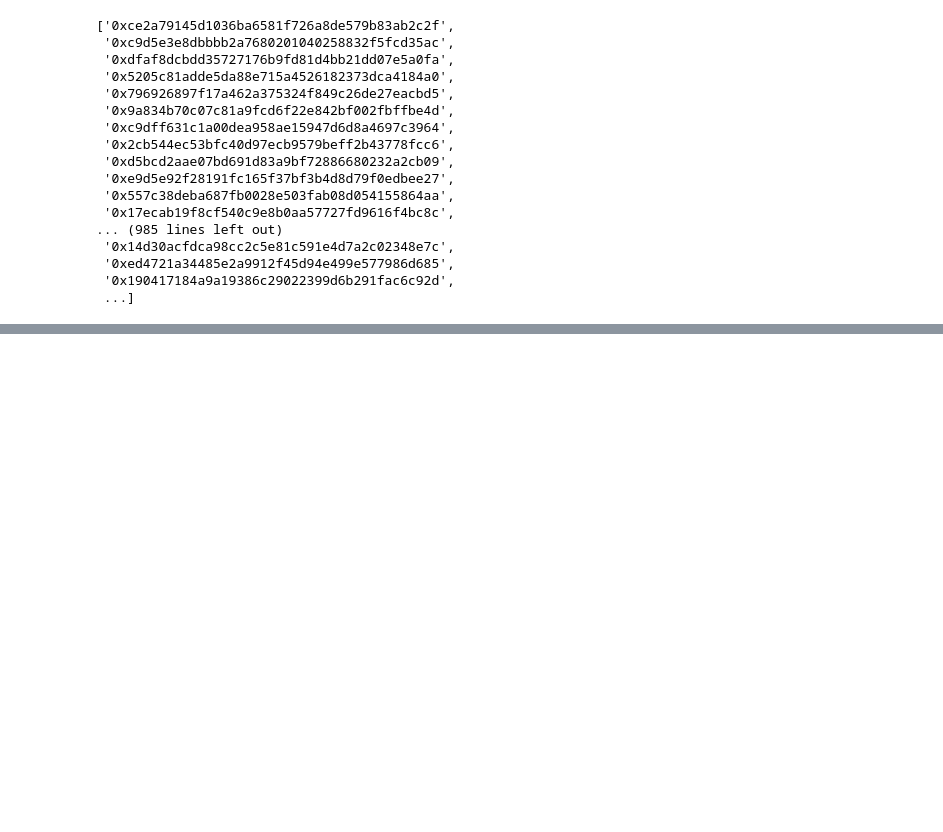
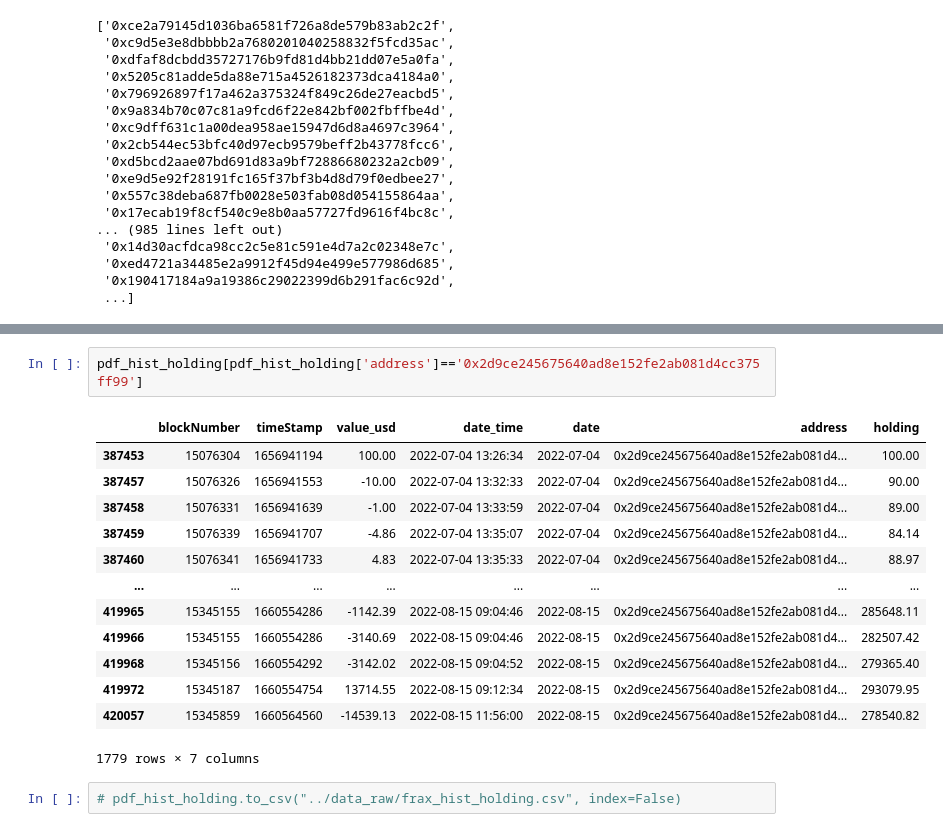
Before and after one commit to rijulizer/FRAX-Finance-Analysis, a Jupyter notebook: load_external_data/Etherscan_API.ipynb, the cells around one changed output, grey strips where cells are left out. Saved outputs shown, nothing was run; the diff lists cells and outputs as text; blank space fills up the shorter version.

```diff
--- a/load_external_data/Etherscan_API.ipynb
+++ b/load_external_data/Etherscan_API.ipynb
@@ -480,0 +797,18 @@ AttributeError: 'NoneType' object has no attribute 'shape'
+# %%
+pdf_hist_holding[pdf_hist_holding['address']=='0x2d9ce245675640ad8e152fe2ab081d4cc375ff99']
+# %% [output]
+|  | blockNumber | timeStamp | value_usd | date_time | date | address | holding |
+| 387453 | 15076304 | 1656941194 | 100.00 | 2022-07-04 13:26:34 | 2022-07-04 | 0x2d9ce245675640ad8e152fe2ab081d4... | 100.00 |
+| 387457 | 15076326 | 1656941553 | -10.00 | 2022-07-04 13:32:33 | 2022-07-04 | 0x2d9ce245675640ad8e152fe2ab081d4... | 90.00 |
+| 387458 | 15076331 | 1656941639 | -1.00 | 2022-07-04 13:33:59 | 2022-07-04 | 0x2d9ce245675640ad8e152fe2ab081d4... | 89.00 |
+| 387459 | 15076339 | 1656941707 | -4.86 | 2022-07-04 13:35:07 | 2022-07-04 | 0x2d9ce245675640ad8e152fe2ab081d4... | 84.14 |
+| 387460 | 15076341 | 1656941733 | 4.83 | 2022-07-04 13:35:33 | 2022-07-04 | 0x2d9ce245675640ad8e152fe2ab081d4... | 88.97 |
+| ... | ... | ... | ... | ... | ... | ... | ... |
+| 419965 | 15345155 | 1660554286 | -1142.39 | 2022-08-15 09:04:46 | 2022-08-15 | 0x2d9ce245675640ad8e152fe2ab081d4... | 285648.11 |
+| 419966 | 15345155 | 1660554286 | -3140.69 | 2022-08-15 09:04:46 | 2022-08-15 | 0x2d9ce245675640ad8e152fe2ab081d4... | 282507.42 |
+| 419968 | 15345156 | 1660554292 | -3142.02 | 2022-08-15 09:04:52 | 2022-08-15 | 0x2d9ce245675640ad8e152fe2ab081d4... | 279365.40 |
+| 419972 | 15345187 | 1660554754 | 13714.55 | 2022-08-15 09:12:34 | 2022-08-15 | 0x2d9ce245675640ad8e152fe2ab081d4... | 293079.95 |
+| 420057 | 15345859 | 1660564560 | -14539.13 | 2022-08-15 11:56:00 | 2022-08-15 | 0x2d9ce245675640ad8e152fe2ab081d4... | 278540.82 |
+1779 rows × 7 columns
+# %%
+# pdf_hist_holding.to_csv("../data_raw/frax_hist_holding.csv", index=False)
```
Also changed, not shown: parts of 30 cells of this notebook, 8 other files.
